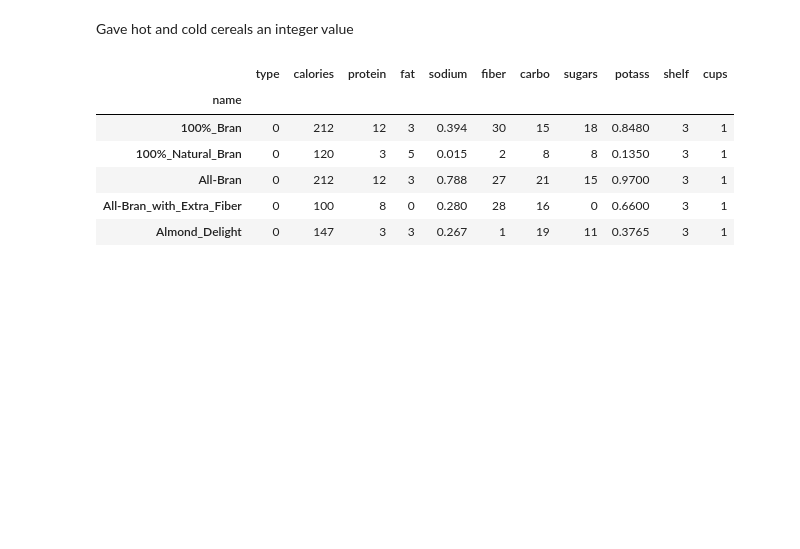
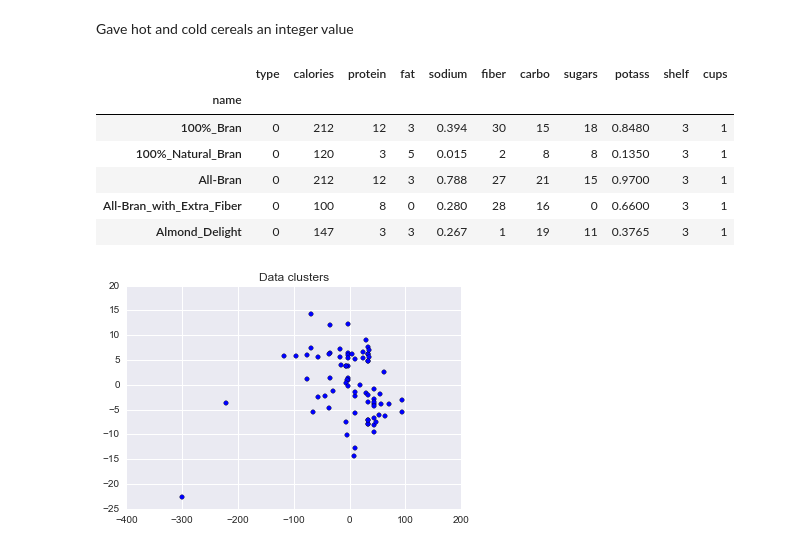
Before and after one commit to tiy-gvl-python-2015-09/honey-nut-clusters, a Jupyter notebook: Cereal Clustering.ipynb, the cells around one changed output. Drawn from its saved outputs; the diff is of its cells as text; code cells hidden in the pictures; blank space fills up the shorter version.

```diff
--- a/Cereal Clustering.ipynb
+++ b/Cereal Clustering.ipynb
@@ -82,0 +84,9 @@ from sklearn.decomposition import PCA
+# %%
+pca = PCA(n_components=2)
+pca.fit(data)
+reduced_data = pca.transform(data)
+plt.scatter(reduced_data[:, 0], reduced_data[:, 1])
+plt.title("Data clusters")
+plt.show()
+# %% [output]
+[figure, added]
```
Also changed, not shown: parts of 32 cells of this notebook.
